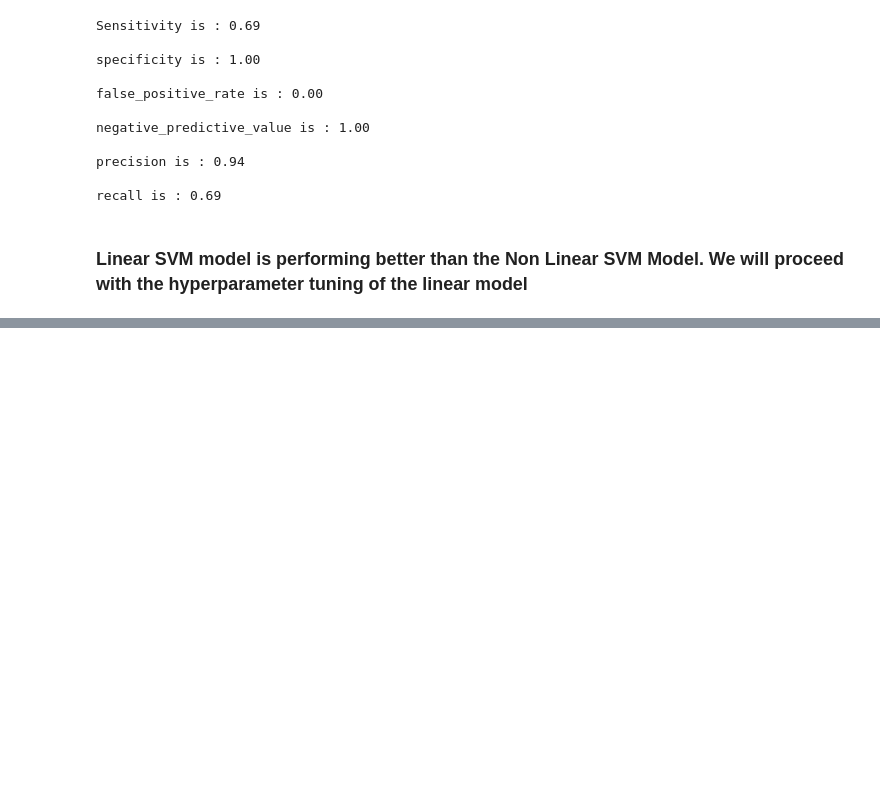
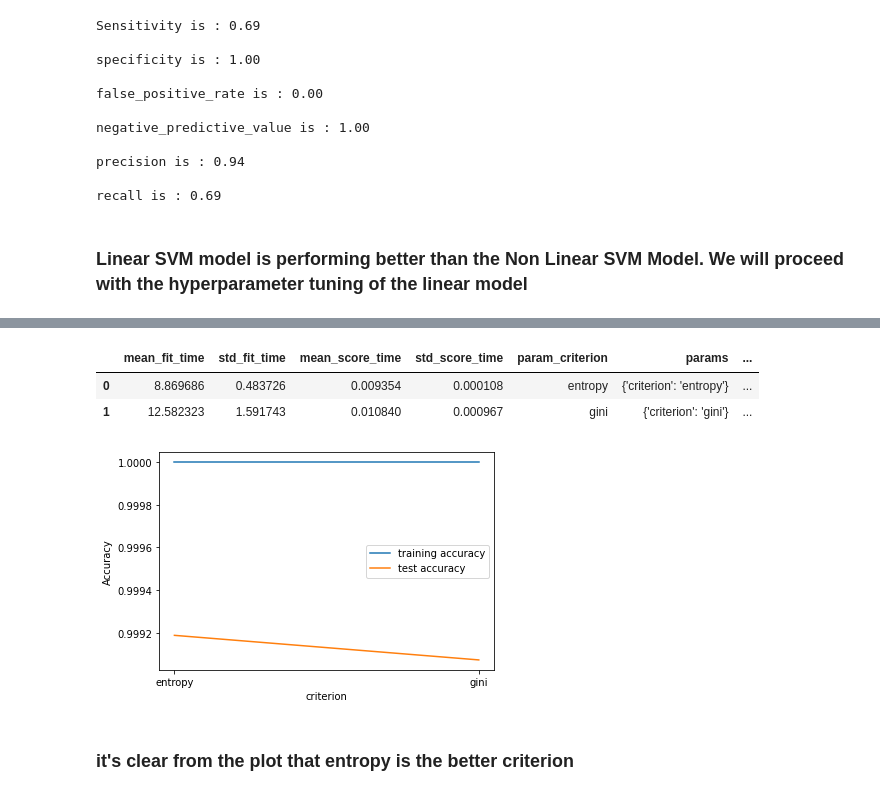
Before and after one commit to sumanjitmoshat/ClassicalML, a Jupyter notebook: Credit_Card_Fraud.ipynb, the cells around one changed output, grey strips where cells are left out. Drawn from its saved outputs; the diff is of its cells as text; code cells hidden in the pictures; blank space fills up the shorter version.

```diff
--- a/Credit_Card_Fraud.ipynb
+++ b/Credit_Card_Fraud.ipynb
@@ -1062,0 +1017,8 @@ Fitting 5 folds for each of 12 candidates, totalling 60 fits
+# %%
+# Splitting the data into train and test
+X_train, X_test, y_train, y_test = train_test_split(X, y,
+                                                    test_size=0.30,
+                                                    random_state = 99)
+# %%
+dt_default = DecisionTreeClassifier(max_depth=5)
+dt_default.fit(X_train, y_train)
@@ -1062,0 +1058,16 @@ Fitting 5 folds for each of 12 candidates, totalling 60 fits
+# %%
+# specify number of folds for k-fold CV
+n_folds = 5
+
+# parameters to build the model on
+parameters = {'criterion': ["entropy", "gini"]}
+
+# instantiate the model
+dtree = DecisionTreeClassifier(random_state = 100)
+
+# fit tree on training data
+tree = GridSearchCV(dtree, parameters,
+                    cv=n_folds,
+                   scoring="accuracy",
+                    return_train_score=True)
+tree.fit(X_train, y_train)
@@ -1062,0 +1092,25 @@ Fitting 5 folds for each of 12 candidates, totalling 60 fits
+# %%
+# scores of GridSearch CV
+scores = tree.cv_results_
+pd.DataFrame(scores).head()
+# %% [output]
+|  | mean_fit_time | std_fit_time | mean_score_time | std_score_time | param_criterion | params | ... |
+| 0 | 8.869686 | 0.483726 | 0.009354 | 0.000108 | entropy | {'criterion': 'entropy'} | ... |
+| 1 | 12.582323 | 1.591743 | 0.010840 | 0.000967 | gini | {'criterion': 'gini'} | ... |
+# %%
+# plotting accuracies with min_samples_leaf
+plt.figure()
+plt.plot(scores["param_criterion"],
+         scores["mean_train_score"],
+         label="training accuracy")
+plt.plot(scores["param_criterion"],
+         scores["mean_test_score"],
+         label="test accuracy")
+plt.xlabel("criterion")
+plt.ylabel("Accuracy")
+plt.legend()
+plt.show()
+# %% [output]
+[figure, added]
+# %% [markdown]
+### it's clear from the plot that entropy is the better criterion
```
Also changed, not shown: parts of 35 cells of this notebook.
